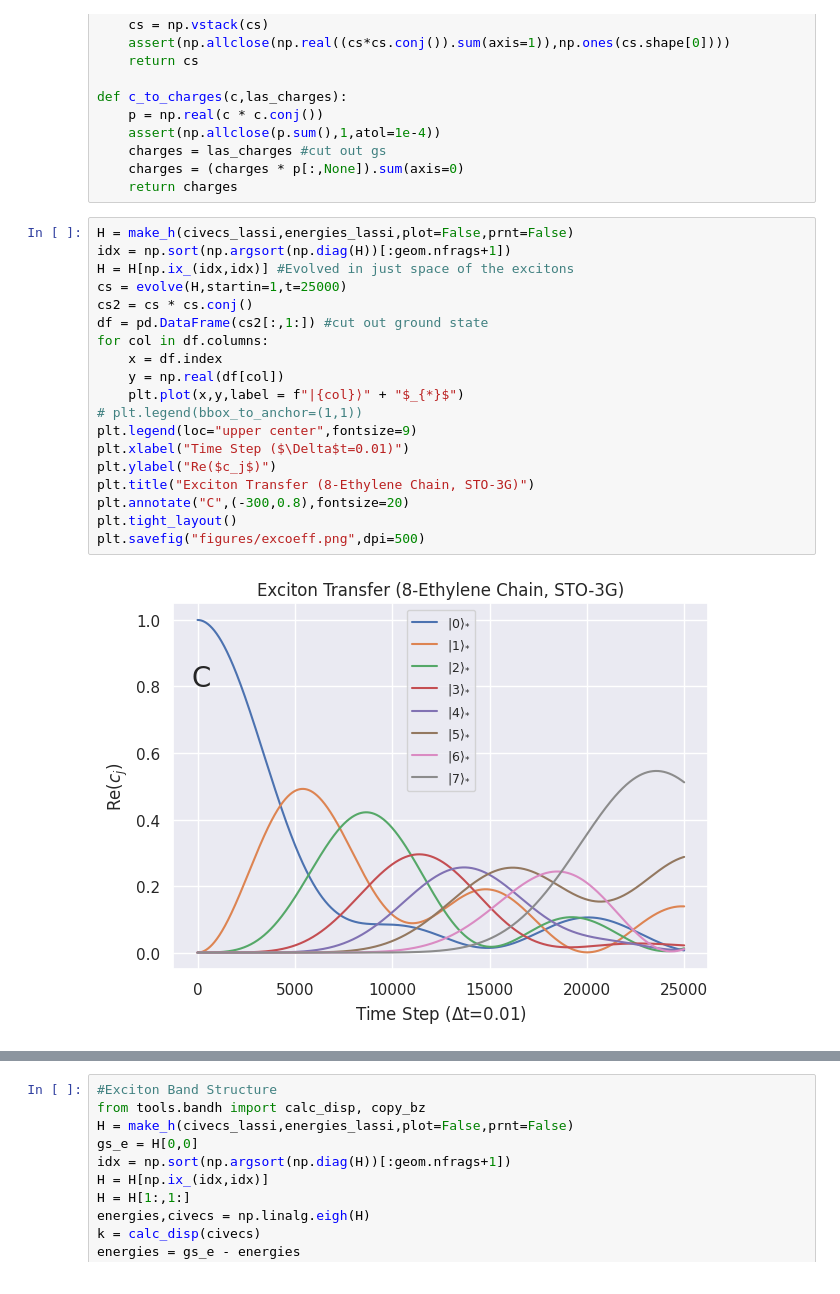
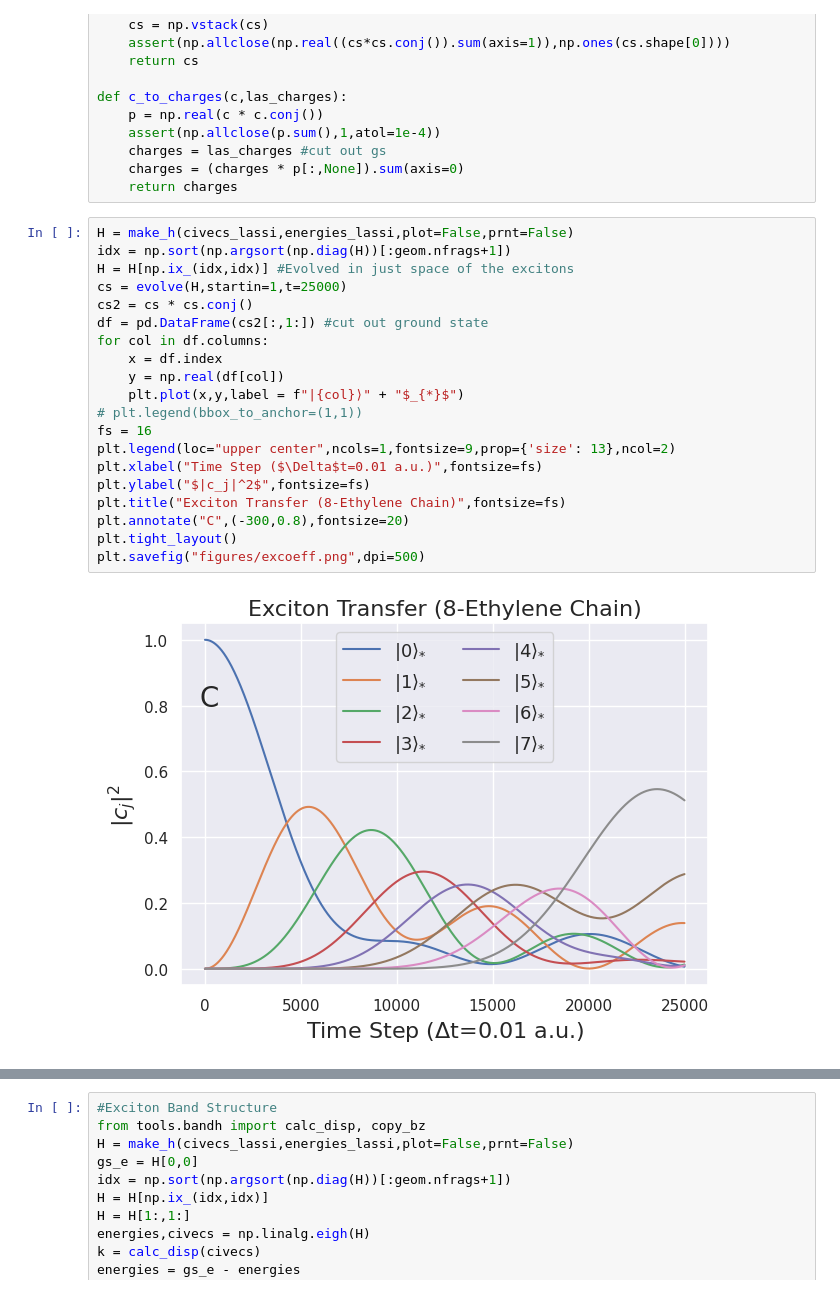
Before and after one commit to GagliardiGroup/periodiclas, a Jupyter notebook: ethylene_chain_exciton.ipynb, the cells around one changed output, grey strips where cells are left out. Drawn from its saved outputs; the diff is of its cells as text.

```diff
--- a/ethylene_chain_exciton.ipynb
+++ b/ethylene_chain_exciton.ipynb
@@ -70,22 +71,23 @@ def c_to_charges(c,las_charges):
 # %%
 H = make_h(civecs_lassi,energies_lassi,plot=False,prnt=False)
 idx = np.sort(np.argsort(np.diag(H))[:geom.nfrags+1])
 H = H[np.ix_(idx,idx)] #Evolved in just space of the excitons
 cs = evolve(H,startin=1,t=25000)
 cs2 = cs * cs.conj()
 df = pd.DataFrame(cs2[:,1:]) #cut out ground state
 for col in df.columns:
     x = df.index
     y = np.real(df[col])
     plt.plot(x,y,label = f"|{col}⟩" + "$_{*}$")
 # plt.legend(bbox_to_anchor=(1,1))
-plt.legend(loc="upper center",fontsize=9)
-plt.xlabel("Time Step ($\Delta$t=0.01)")
-plt.ylabel("Re($c_j$)")
-plt.title("Exciton Transfer (8-Ethylene Chain, STO-3G)")
+fs = 16
+plt.legend(loc="upper center",ncols=1,fontsize=9,prop={'size': 13},ncol=2)
+plt.xlabel("Time Step ($\Delta$t=0.01 a.u.)",fontsize=fs)
+plt.ylabel("$|c_j|^2$",fontsize=fs)
+plt.title("Exciton Transfer (8-Ethylene Chain)",fontsize=fs)
 plt.annotate("C",(-300,0.8),fontsize=20)
 plt.tight_layout()
 plt.savefig("figures/excoeff.png",dpi=500)
 # %% [output]
-[figure, old version]
+[figure, new version]
 # %%
```
Also changed, not shown: parts of 4 cells of this notebook, 6 other files.
